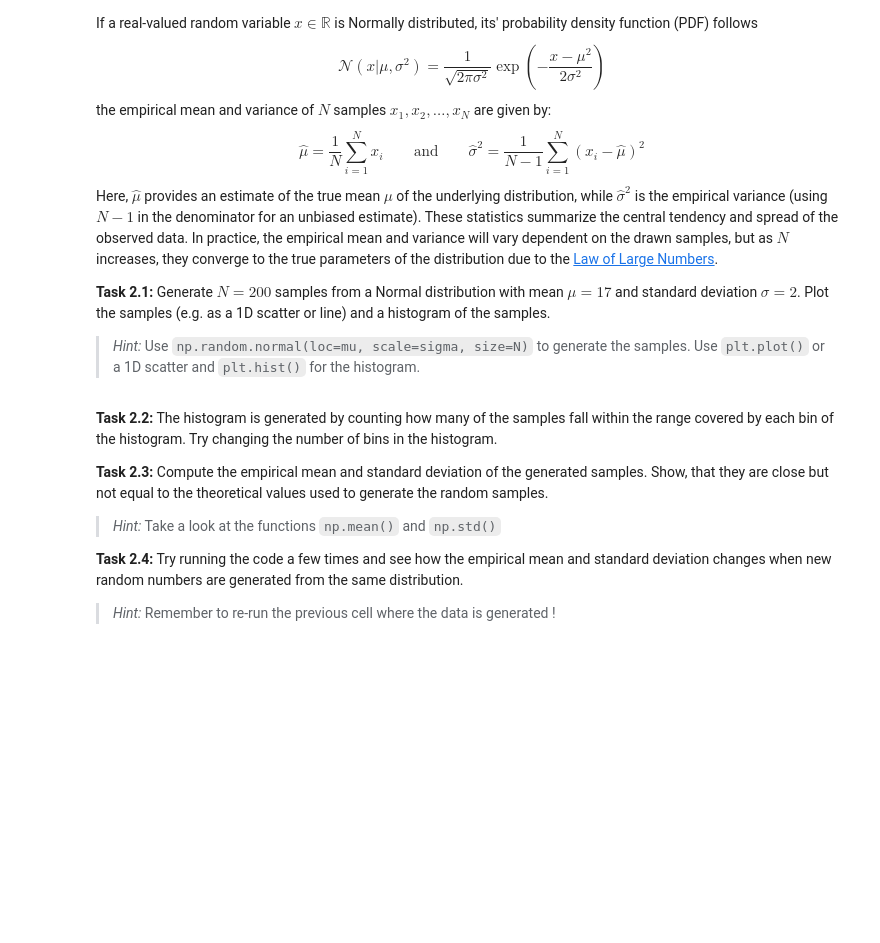
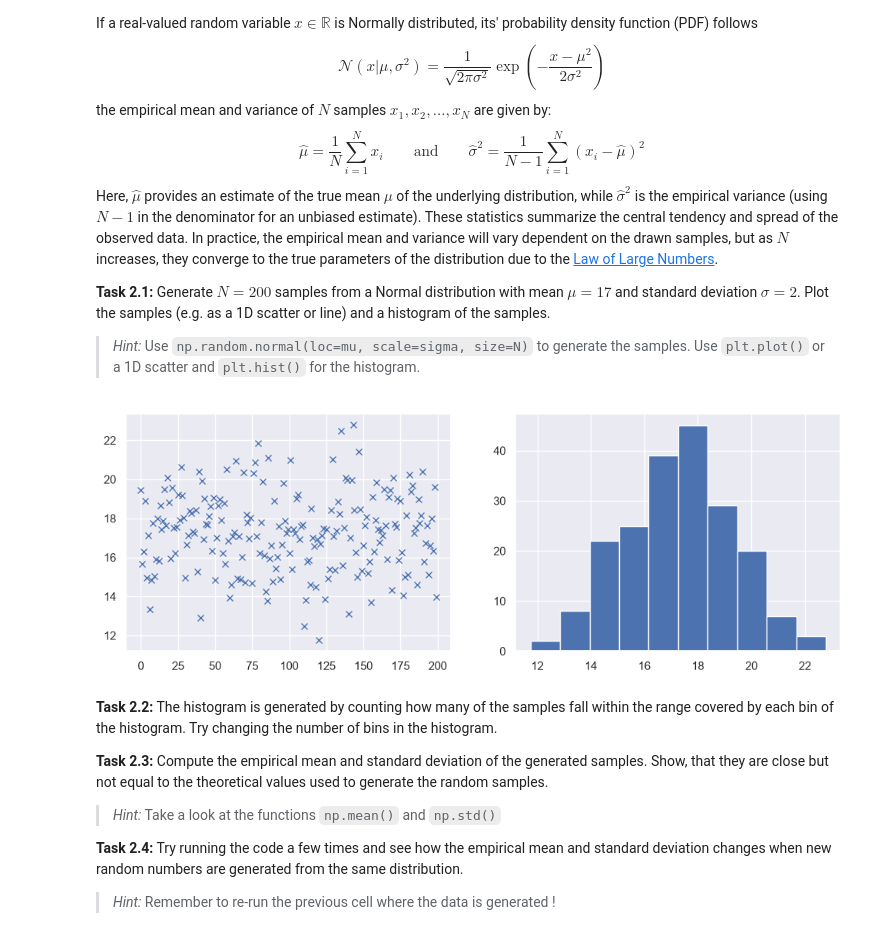
Before and after one commit to NicolaiNielsen/02452exercises, a Jupyter notebook: week4/exercise4.ipynb, the cells around one changed output. Saved outputs shown, nothing was run; the diff lists cells and outputs as text; code cells hidden in the pictures; blank space fills up the shorter version.

```diff
--- a/week4/exercise4.ipynb
+++ b/week4/exercise4.ipynb
@@ -277,11 +306,17 @@ Here, $\hat{\mu}$ provides an estimate of the true mean $\mu$ of the underlying
 # %%
 # Define parameters
 N = 200
 mu = 17
 sigma = 2
+nbins = 10
+X = np.random.normal(loc=mu, scale=2, size=N)
 
-# YOUR CODE HERE
-raise NotImplementedError()
+fig, axes = plt.subplots(1, 2, figsize=(12,4))
+axes[0].plot(X, "x")
+axes[1].hist(X, bins=nbins)
+plt.show()
+# %% [output]
+[figure, added]
 # %% [markdown]
 **Task 2.2:** The histogram is generated by counting how many of the samples fall within the range covered by each bin of the histogram. Try changing the number of bins in the histogram.
 
```
Also changed, not shown: parts of 48 cells of this notebook.
